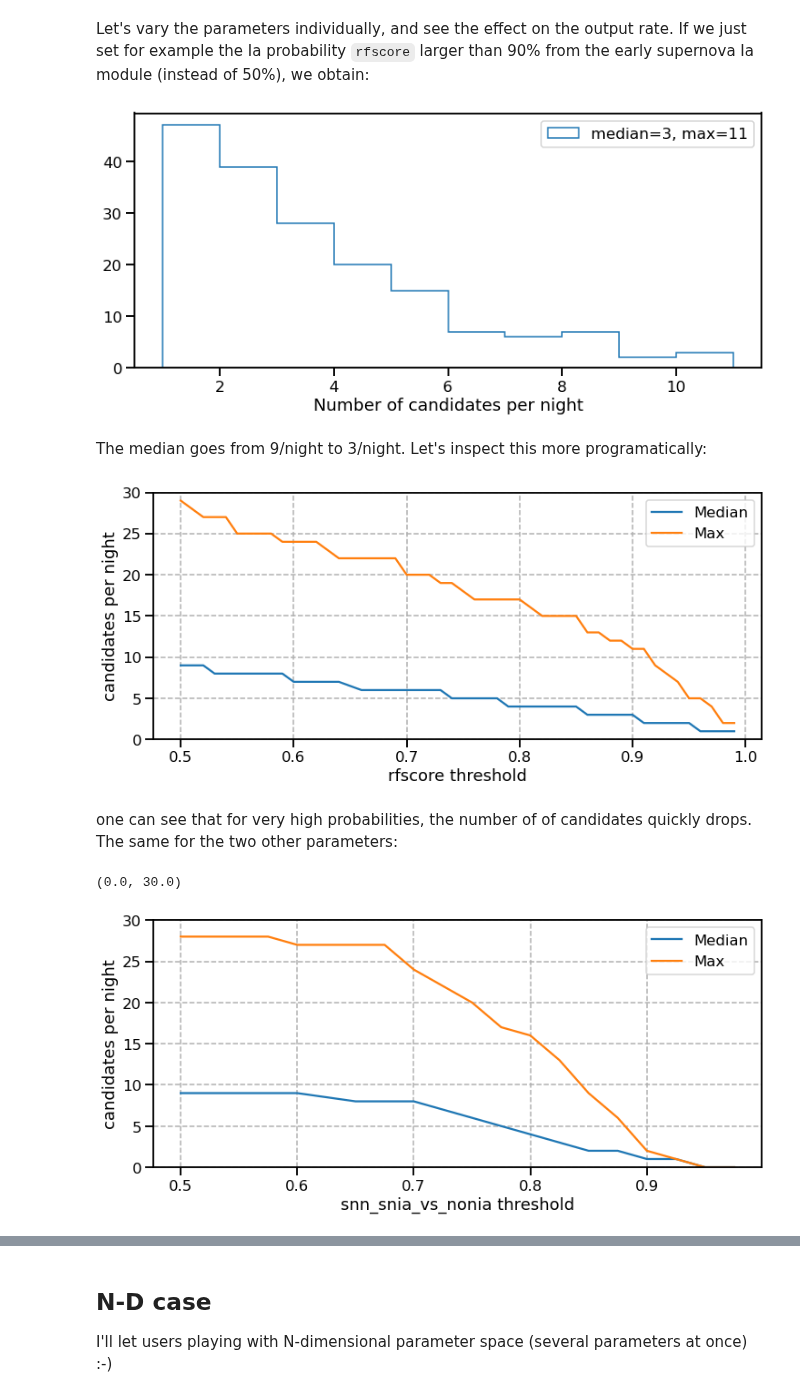
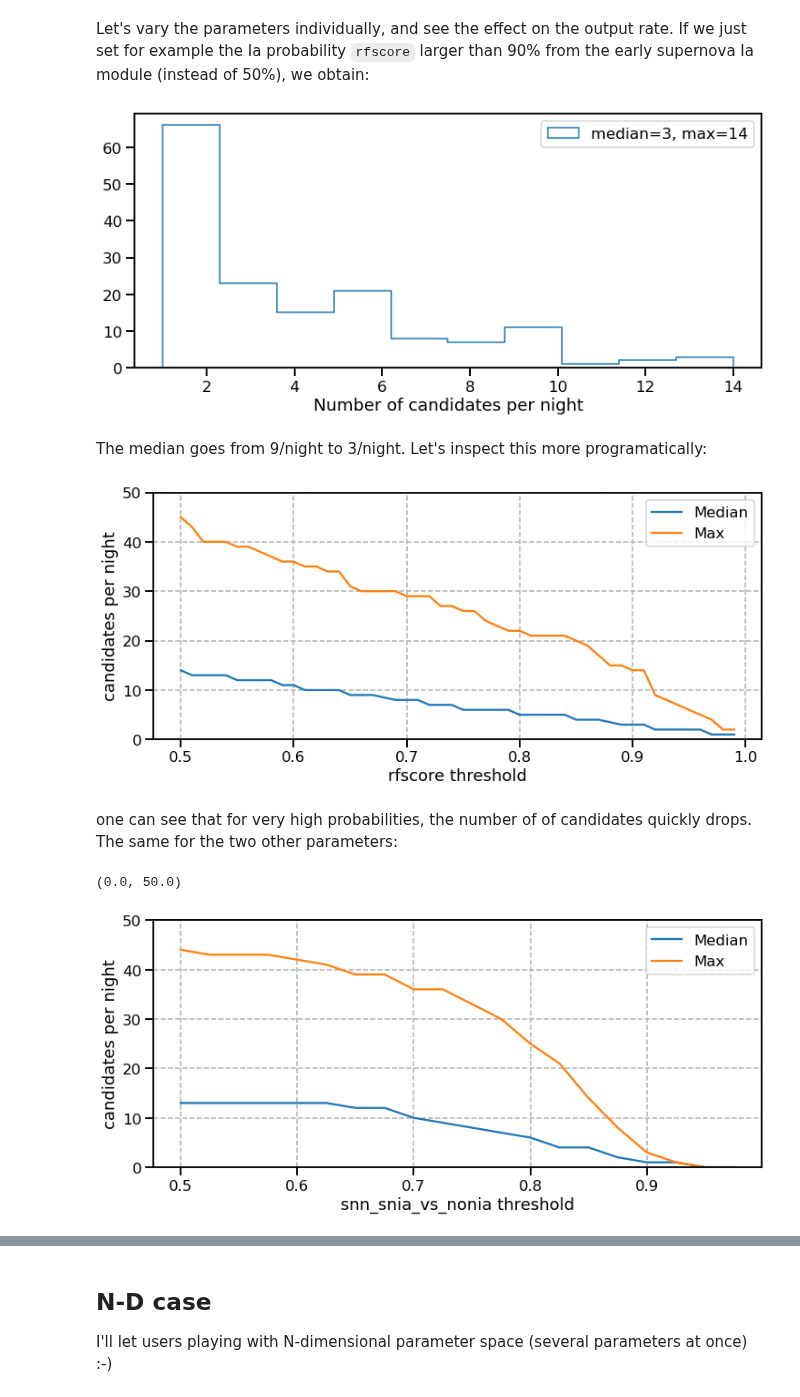
Before and after one commit to astrolabsoftware/fink-tutorials, a Jupyter notebook: extragalactic/tuning_snia_output_rate.ipynb, the cells around one changed output, grey strips where cells are left out. Cells and saved outputs as stored; diff of their text form; code cells hidden in the pictures.

```diff
--- a/extragalactic/tuning_snia_output_rate.ipynb
+++ b/extragalactic/tuning_snia_output_rate.ipynb
@@ -142,7 +142,7 @@ Let's vary the parameters individually, and see the effect on the output rate. I
 # %%
 fig = plt.figure(figsize=(12, 5))
 
-f1 = pdf['d:rfscore'] > 0.9
+f1 = pdf['d:rf_snia_vs_nonia'] > 0.9
 
 nnids = pdf[cols][f1].groupby('i:nid').count()['i:objectId'].values
 
@@ -159,7 +159,7 @@ hist, ncand, _ = plt.hist(
 plt.xlabel('Number of candidates per night')
 plt.legend();
 # %% [output]
-[figure, old version]
+[figure, new version]
 # %% [markdown]
 The median goes from 9/night to 3/night. Let's inspect this more programatically:
 # %%
@@ -184,19 +184,19 @@ def extract_stats_from_ml_threshold(pdf, key, nsteps=20):
 
     return bins, medians, maxs
 # %%
-bins, medians, maxs = extract_stats_from_ml_threshold(pdf, key='d:rfscore', nsteps=50)
+bins, medians, maxs = extract_stats_from_ml_threshold(pdf, key='d:rf_snia_vs_nonia', nsteps=50)
 
 fig = plt.figure(figsize=(12, 5))
 
 plt.plot(bins, medians, label='Median')
 plt.plot(bins, maxs, label='Max')
 plt.xlabel('rfscore threshold')
 plt.ylabel('candidates per night')
 plt.legend()
 plt.grid(ls='--')
-plt.ylim(0, 30);
+plt.ylim(0, 50);
 # %% [output]
-[figure, old version]
+[figure, new version]
 # %% [markdown]
 one can see that for very high probabilities, the number of of candidates quickly drops. The same for the two other parameters:
 # %%
@@ -210,10 +210,10 @@ plt.xlabel('snn_snia_vs_nonia threshold')
 plt.ylabel('candidates per night')
 plt.legend()
 plt.grid(ls='--')
-plt.ylim(0, 30)
+plt.ylim(0, 50)
 # %% [output]
-(0.0, 30.0)
+(0.0, 50.0)
-[figure, old version]
+[figure, new version]
 # %%
 bins, medians, maxs = extract_stats_from_ml_threshold(pdf, key='d:snn_sn_vs_all', nsteps=20)
 
```
Also changed, not shown: parts of 7 cells of this notebook, 1 other file.
